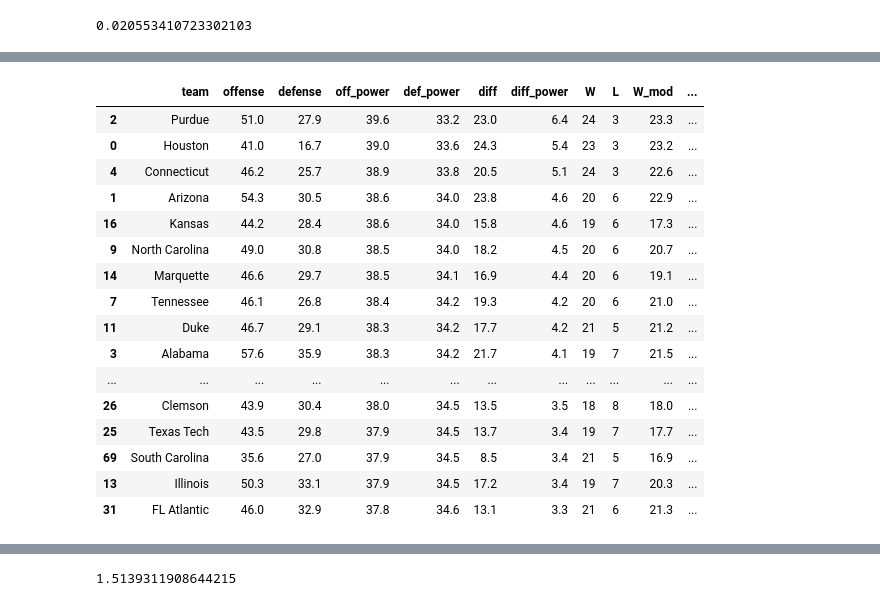
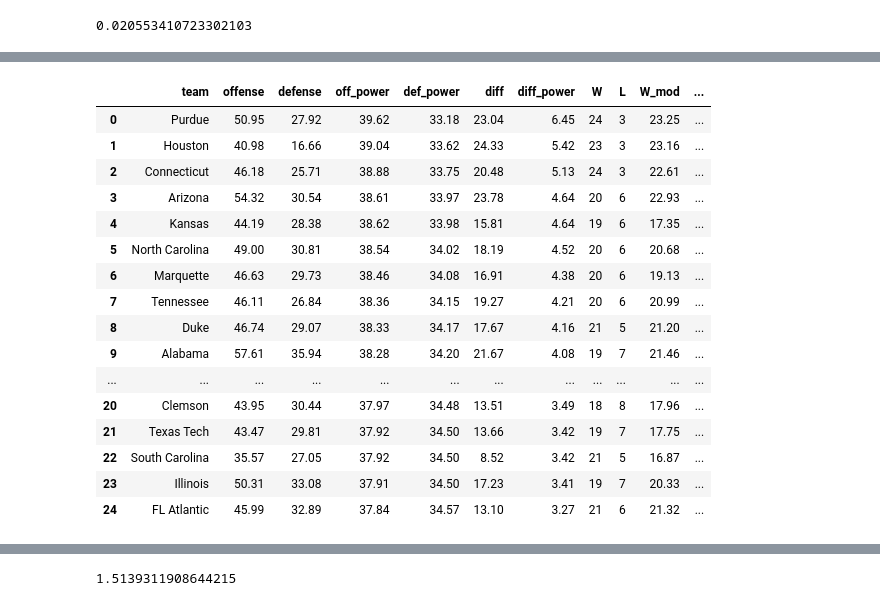
Before and after one commit to daviderics/Basketball-Model, a Jupyter notebook: bball_modeler.ipynb, the cells around one changed output, grey strips where cells are left out. Saved outputs shown, nothing was run; the diff lists cells and outputs as text; code cells hidden in the pictures.

```diff
--- a/bball_modeler.ipynb
+++ b/bball_modeler.ipynb
@@ -1059,16 +1059,16 @@ def fit_parameters_correl(game_data,
 
     # Calculate probability of each team winning if they replace any other team in any game
     if model_type == 'mult':
-        home_prob = ss.norm.cdf(np.multiply(def_par[game_copy['away_id']] * (1 + h_adv)*(1-game_copy[neutral].values),
+        home_prob = ss.norm.cdf(np.multiply(def_par[game_copy['away_id']] * (1 + h_adv*(1-game_copy[neutral].values)),
                                             off_par.reshape((-1,1))) - \
-                                np.multiply(off_par[game_copy['away_id']] * (1 - h_adv)*(1-game_copy[neutral].values),
+                                np.multiply(off_par[game_copy['away_id']] * (1 - h_adv*(1-game_copy[neutral].values)),
                                             def_par.reshape((-1,1))),
                                 0,
                                 np.sqrt(2 * var_res * (1 - rho)))
 
-        away_prob = ss.norm.cdf(np.multiply(def_par[game_copy['home_id']] * (1 - h_adv)*(1-game_copy[neutral].values),
+        away_prob = ss.norm.cdf(np.multiply(def_par[game_copy['home_id']] * (1 - h_adv*(1-game_copy[neutral].values)),
                                             off_par.reshape((-1,1))) - \
-                                np.multiply(off_par[game_copy['home_id']] * (1 + h_adv)*(1-game_copy[neutral].values),
+                                np.multiply(off_par[game_copy['home_id']] * (1 + h_adv*(1-game_copy[neutral].values)),
                                             def_par.reshape((-1,1))),
                                 0,
                                 np.sqrt(2 * var_res * (1 - rho)))
@@ -1265,9 +1271,6 @@ par_dict_a, h_adv_a, games_model_a = fit_parameters_correl(games,
 # %%
 par_dict_a['diff'] = par_dict_a['offense'] - par_dict_a['defense']
 par_dict_a['diff_power'] = par_dict_a['off_power'] - par_dict_a['def_power']
-# %%
-par_dict_a.sort_values(by='diff', ascending=False, inplace=True)
-par_dict_a.reset_index(drop=True, inplace=True)
 # %%
 par_dict_a['W'] = [np.sum(games_model_a.loc[games_model_a['home_team']==tm,'home_score'] > \
                           games_model_a.loc[games_model_a['home_team']==tm,'away_score']) + \
@@ -1293,22 +1295,26 @@ par_dict_a['conference_rank'] = par_dict_a.groupby('Conference').cumcount()+1
+# %%
+#par_dict_a.sort_values(by='diff', ascending=False, inplace=True)
+par_dict_a.sort_values(by='diff_power', ascending=False, inplace=True)
+par_dict_a.reset_index(drop=True, inplace=True)
+par_dict_a['conference_rank'] = par_dict_a.groupby('Conference').cumcount()+1
 # %%
 n = 0
-par_dict_a.sort_values(by='diff_power', ascending=False)[n:n+25].round(1)
-#par_dict_a[n:n+25].round(1)
+par_dict_a[n:n+25].round(2)
 # %% [output]
 |  | team | offense | defense | off_power | def_power | diff | diff_power | W | L | W_mod | ... |
-| 2 | Purdue | 51.0 | 27.9 | 39.6 | 33.2 | 23.0 | 6.4 | 24 | 3 | 23.3 | ... |
-| 0 | Houston | 41.0 | 16.7 | 39.0 | 33.6 | 24.3 | 5.4 | 23 | 3 | 23.2 | ... |
-| 4 | Connecticut | 46.2 | 25.7 | 38.9 | 33.8 | 20.5 | 5.1 | 24 | 3 | 22.6 | ... |
-| 1 | Arizona | 54.3 | 30.5 | 38.6 | 34.0 | 23.8 | 4.6 | 20 | 6 | 22.9 | ... |
-| 16 | Kansas | 44.2 | 28.4 | 38.6 | 34.0 | 15.8 | 4.6 | 19 | 6 | 17.3 | ... |
-| 9 | North Carolina | 49.0 | 30.8 | 38.5 | 34.0 | 18.2 | 4.5 | 20 | 6 | 20.7 | ... |
-| 14 | Marquette | 46.6 | 29.7 | 38.5 | 34.1 | 16.9 | 4.4 | 20 | 6 | 19.1 | ... |
-| 7 | Tennessee | 46.1 | 26.8 | 38.4 | 34.2 | 19.3 | 4.2 | 20 | 6 | 21.0 | ... |
-| 11 | Duke | 46.7 | 29.1 | 38.3 | 34.2 | 17.7 | 4.2 | 21 | 5 | 21.2 | ... |
-| 3 | Alabama | 57.6 | 35.9 | 38.3 | 34.2 | 21.7 | 4.1 | 19 | 7 | 21.5 | ... |
+| 0 | Purdue | 50.95 | 27.92 | 39.62 | 33.18 | 23.04 | 6.45 | 24 | 3 | 23.25 | ... |
+| 1 | Houston | 40.98 | 16.66 | 39.04 | 33.62 | 24.33 | 5.42 | 23 | 3 | 23.16 | ... |
+| 2 | Connecticut | 46.18 | 25.71 | 38.88 | 33.75 | 20.48 | 5.13 | 24 | 3 | 22.61 | ... |
+| 3 | Arizona | 54.32 | 30.54 | 38.61 | 33.97 | 23.78 | 4.64 | 20 | 6 | 22.93 | ... |
+| 4 | Kansas | 44.19 | 28.38 | 38.62 | 33.98 | 15.81 | 4.64 | 19 | 6 | 17.35 | ... |
+| 5 | North Carolina | 49.00 | 30.81 | 38.54 | 34.02 | 18.19 | 4.52 | 20 | 6 | 20.68 | ... |
+| 6 | Marquette | 46.63 | 29.73 | 38.46 | 34.08 | 16.91 | 4.38 | 20 | 6 | 19.13 | ... |
+| 7 | Tennessee | 46.11 | 26.84 | 38.36 | 34.15 | 19.27 | 4.21 | 20 | 6 | 20.99 | ... |
+| 8 | Duke | 46.74 | 29.07 | 38.33 | 34.17 | 17.67 | 4.16 | 21 | 5 | 21.20 | ... |
+| 9 | Alabama | 57.61 | 35.94 | 38.28 | 34.20 | 21.67 | 4.08 | 19 | 7 | 21.46 | ... |
 | ... | ... | ... | ... | ... | ... | ... | ... | ... | ... | ... | ... |
-| 26 | Clemson | 43.9 | 30.4 | 38.0 | 34.5 | 13.5 | 3.5 | 18 | 8 | 18.0 | ... |
-| 25 | Texas Tech | 43.5 | 29.8 | 37.9 | 34.5 | 13.7 | 3.4 | 19 | 7 | 17.7 | ... |
-| 69 | South Carolina | 35.6 | 27.0 | 37.9 | 34.5 | 8.5 | 3.4 | 21 | 5 | 16.9 | ... |
-| 13 | Illinois | 50.3 | 33.1 | 37.9 | 34.5 | 17.2 | 3.4 | 19 | 7 | 20.3 | ... |
-| 31 | FL Atlantic | 46.0 | 32.9 | 37.8 | 34.6 | 13.1 | 3.3 | 21 | 6 | 21.3 | ... |
+| 20 | Clemson | 43.95 | 30.44 | 37.97 | 34.48 | 13.51 | 3.49 | 18 | 8 | 17.96 | ... |
+| 21 | Texas Tech | 43.47 | 29.81 | 37.92 | 34.50 | 13.66 | 3.42 | 19 | 7 | 17.75 | ... |
+| 22 | South Carolina | 35.57 | 27.05 | 37.92 | 34.50 | 8.52 | 3.42 | 21 | 5 | 16.87 | ... |
+| 23 | Illinois | 50.31 | 33.08 | 37.91 | 34.50 | 17.23 | 3.41 | 19 | 7 | 20.33 | ... |
+| 24 | FL Atlantic | 45.99 | 32.89 | 37.84 | 34.57 | 13.10 | 3.27 | 21 | 6 | 21.32 | ... |
```
Also changed, not shown: parts of 13 cells of this notebook.
